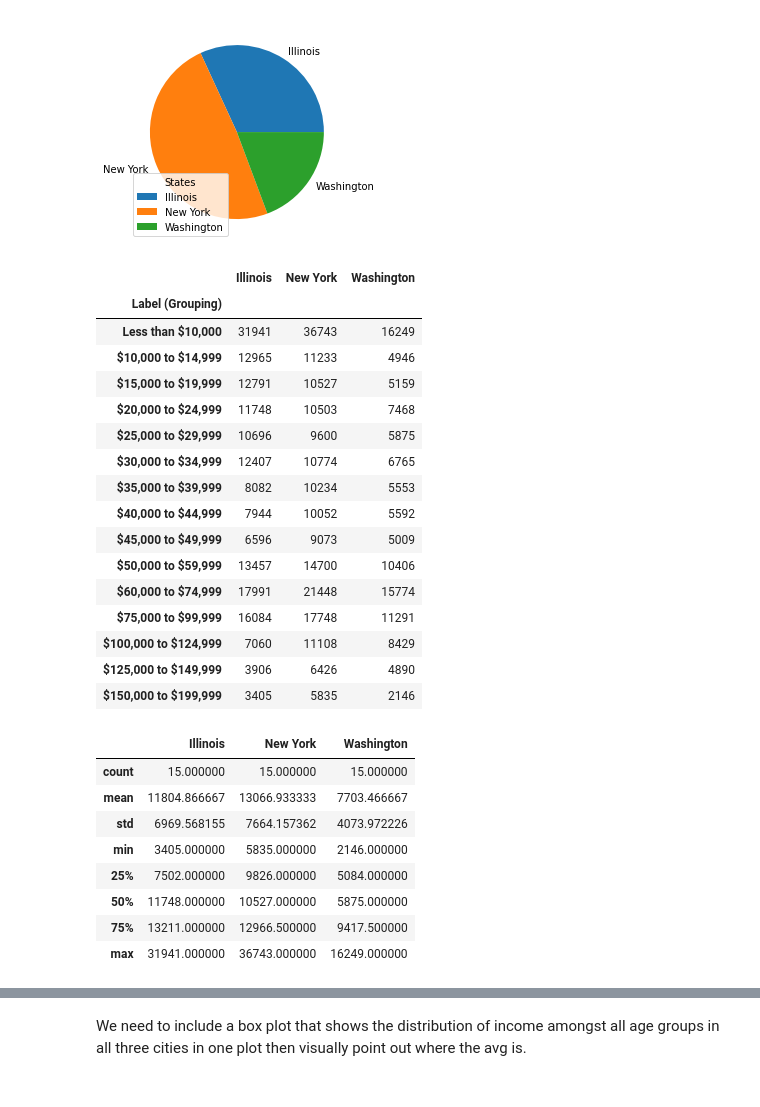
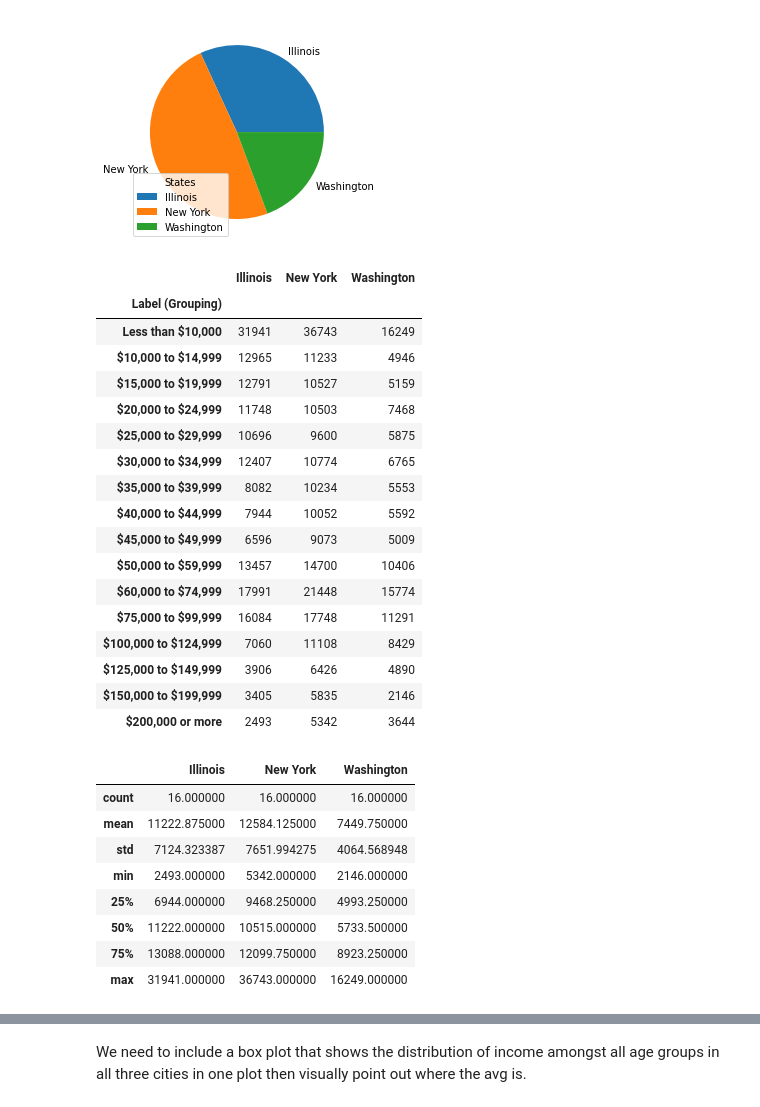
Before and after one commit to erikajwolf/Yelp_Metro_US_Analysis, a Jupyter notebook: Population_Analysis.ipynb, the cells around one changed output, grey strips where cells are left out. Saved outputs shown, nothing was run; the diff lists cells and outputs as text; code cells hidden in the pictures.

Commit message:
updating population csv's

```diff
--- a/Population_Analysis.ipynb
+++ b/Population_Analysis.ipynb
@@ -170,35 +172,36 @@ plt.show()
 [figure]
 # %%
 # Distribution of income for under 25
-income25under = pd.DataFrame(population_df.iloc[2:17])
+income25under = pd.DataFrame(population_df.iloc[2:18])
 income25under
 # %% [output]
 |  | Illinois | New York | Washington |
 | Label (Grouping) |  |  |  |
 | Less than $10,000 | 31941 | 36743 | 16249 |
 | $10,000 to $14,999 | 12965 | 11233 | 4946 |
 | $15,000 to $19,999 | 12791 | 10527 | 5159 |
 | $20,000 to $24,999 | 11748 | 10503 | 7468 |
 | $25,000 to $29,999 | 10696 | 9600 | 5875 |
 | $30,000 to $34,999 | 12407 | 10774 | 6765 |
 | $35,000 to $39,999 | 8082 | 10234 | 5553 |
 | $40,000 to $44,999 | 7944 | 10052 | 5592 |
 | $45,000 to $49,999 | 6596 | 9073 | 5009 |
 | $50,000 to $59,999 | 13457 | 14700 | 10406 |
 | $60,000 to $74,999 | 17991 | 21448 | 15774 |
 | $75,000 to $99,999 | 16084 | 17748 | 11291 |
 | $100,000 to $124,999 | 7060 | 11108 | 8429 |
 | $125,000 to $149,999 | 3906 | 6426 | 4890 |
 | $150,000 to $199,999 | 3405 | 5835 | 2146 |
+| $200,000 or more | 2493 | 5342 | 3644 |
 # %%
 income25under.describe(include='all')
 # %% [output]
 |  | Illinois | New York | Washington |
-| count | 15.000000 | 15.000000 | 15.000000 |
-| mean | 11804.866667 | 13066.933333 | 7703.466667 |
-| std | 6969.568155 | 7664.157362 | 4073.972226 |
-| min | 3405.000000 | 5835.000000 | 2146.000000 |
-| 25% | 7502.000000 | 9826.000000 | 5084.000000 |
-| 50% | 11748.000000 | 10527.000000 | 5875.000000 |
-| 75% | 13211.000000 | 12966.500000 | 9417.500000 |
+| count | 16.000000 | 16.000000 | 16.000000 |
+| mean | 11222.875000 | 12584.125000 | 7449.750000 |
+| std | 7124.323387 | 7651.994275 | 4064.568948 |
+| min | 2493.000000 | 5342.000000 | 2146.000000 |
+| 25% | 6944.000000 | 9468.250000 | 4993.250000 |
+| 50% | 11222.000000 | 10515.000000 | 5733.500000 |
+| 75% | 13088.000000 | 12099.750000 | 8923.250000 |
 | max | 31941.000000 | 36743.000000 | 16249.000000 |
```
Also changed, not shown: parts of 17 cells of this notebook, 4 other files.
